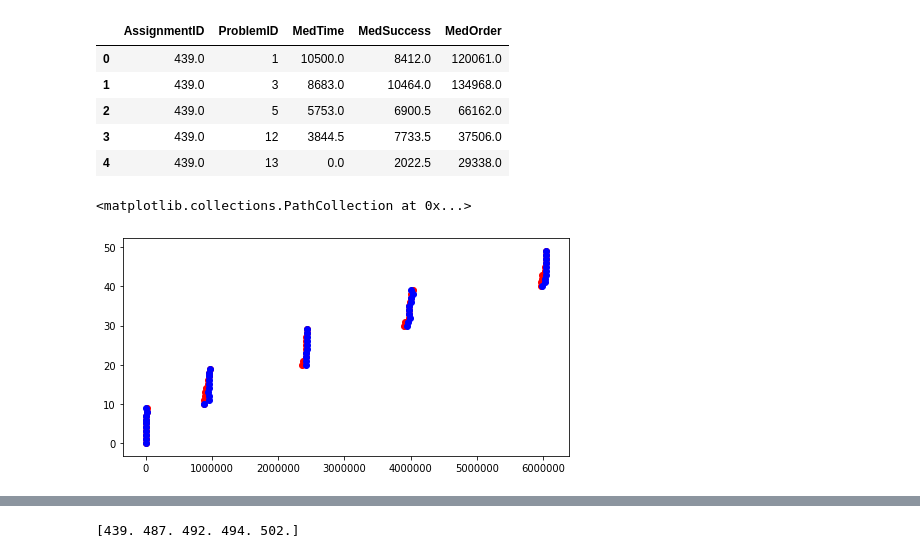
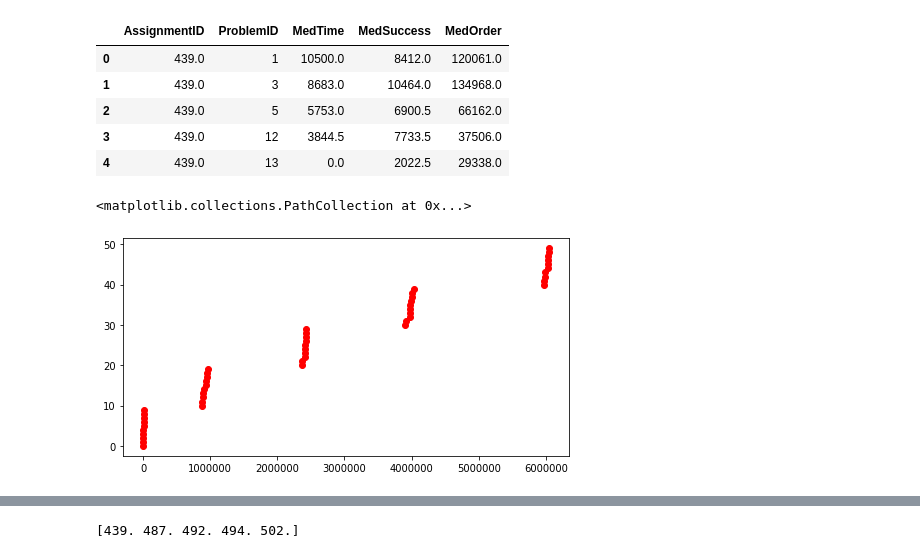
Before and after one commit to YangAzure/CSEDMDataChallenge, a Jupyter notebook: preprocess.ipynb, the cells around one changed output, grey strips where cells are left out. Cells and saved outputs as stored; diff of their text form; code cells hidden in the pictures.

```diff
--- a/preprocess.ipynb
+++ b/preprocess.ipynb
@@ -253,10 +256,10 @@ problem_stats.head()
 | 3 | 439.0 | 12 | 3844.5 | 7733.5 | 37506.0 |
 | 4 | 439.0 | 13 | 0.0 | 2022.5 | 29338.0 |
 # %%
-y = range(0, 50)
+y = range(0, len(problem_stats.index))
 problem_stats.sort_values('MedTime', inplace=True)
 plt.scatter(problem_stats['MedTime'], y, c='red')
-plt.scatter(problem_stats['MedSuccess'], y, c='blue')
+# plt.scatter(problem_stats['MedSuccess'], y, c='blue')
 # %% [output]
 <matplotlib.collections.PathCollection at 0x...>
-[figure, old version]
+[figure, new version]
```
Also changed, not shown: parts of 23 cells of this notebook, 2 other files.
